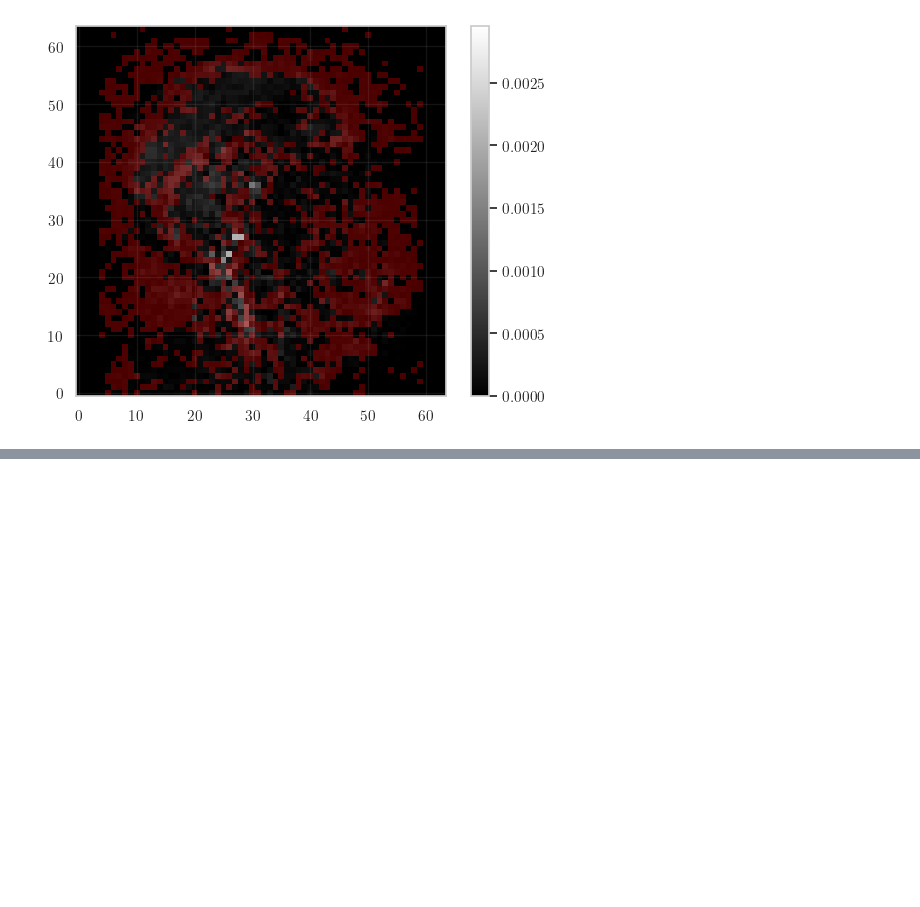
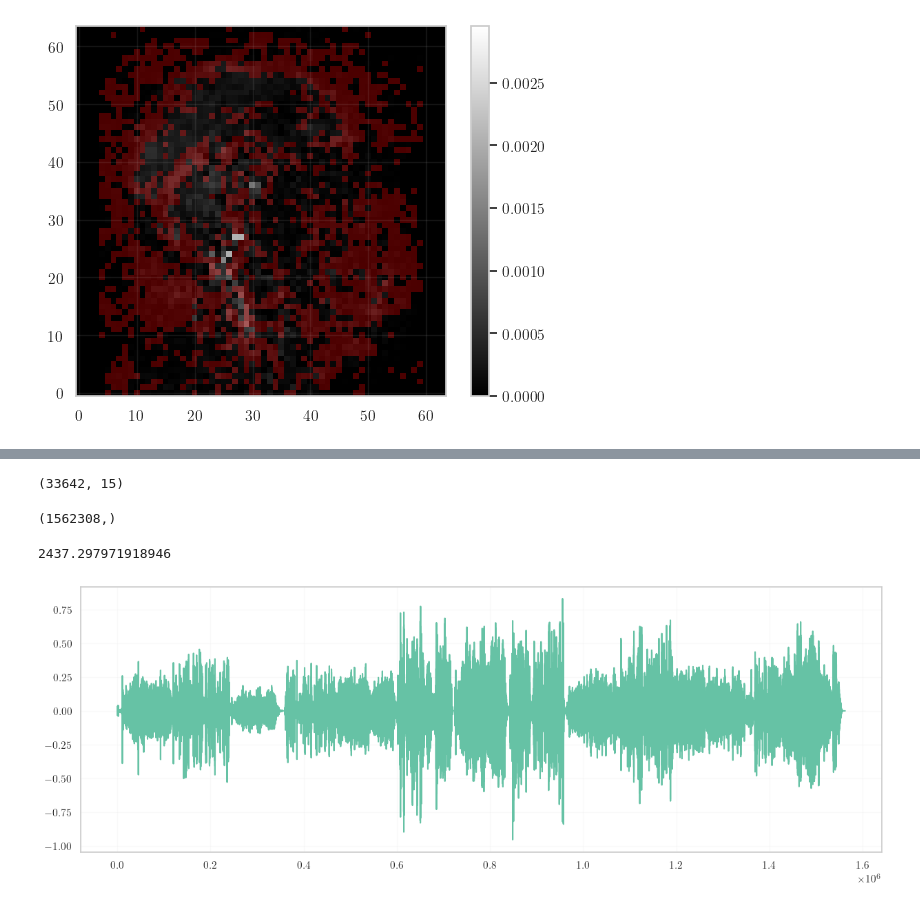
Before and after one commit to intsystems/2024-Project-117, a Jupyter notebook: code/main.ipynb, the cells around one changed output, grey strips where cells are left out. Drawn from its saved outputs; the diff is of its cells as text; code cells hidden in the pictures; blank space fills up the shorter version.

```diff
--- a/code/main.ipynb
+++ b/code/main.ipynb
@@ -1283,0 +1348,8 @@ DIFFERENCE
+# %%
+X.shape
+# %% [output]
+(33642, 15)
+# %%
+x.shape
+# %% [output]
+(1562308,)
@@ -1283,0 +1370,10 @@ DIFFERENCE
+# %%
+301 * audio_mfcc_rate / fmri_rate - 300 * audio_mfcc_rate / fmri_rate
+# %% [output]
+2437.297971918946
+# %%
+plt.figure(figsize=(15, 5))
+plt.plot(x)
+plt.show()
+# %% [output]
+[figure, added]
```
Also changed, not shown: parts of 36 cells of this notebook.
